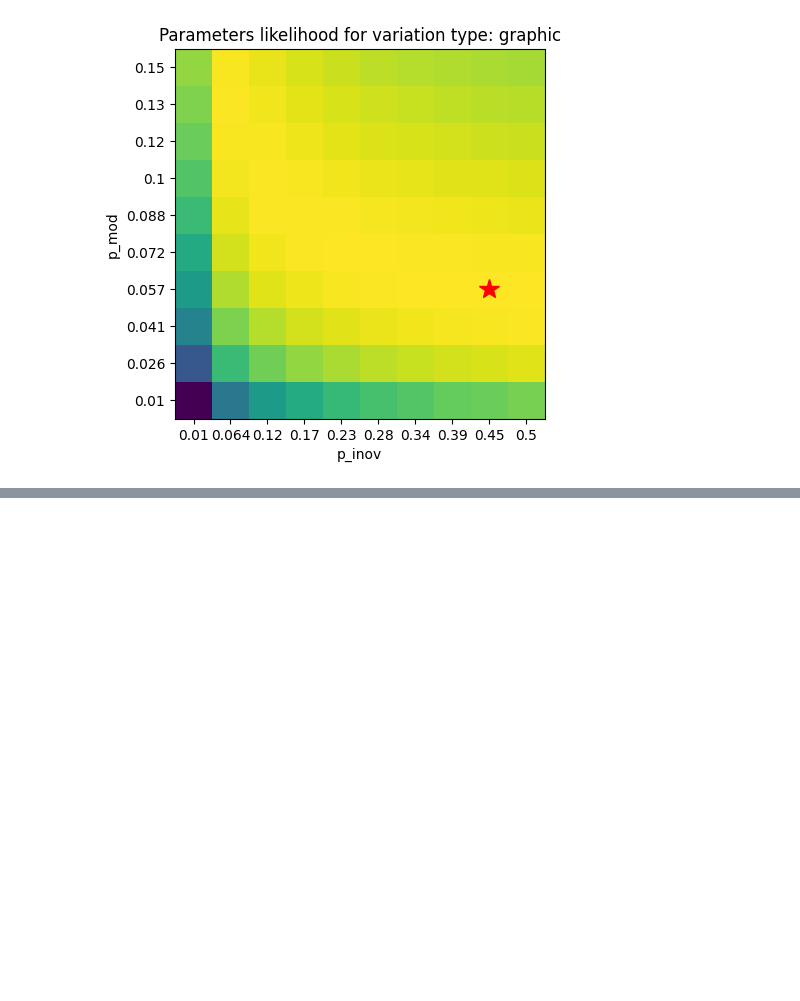
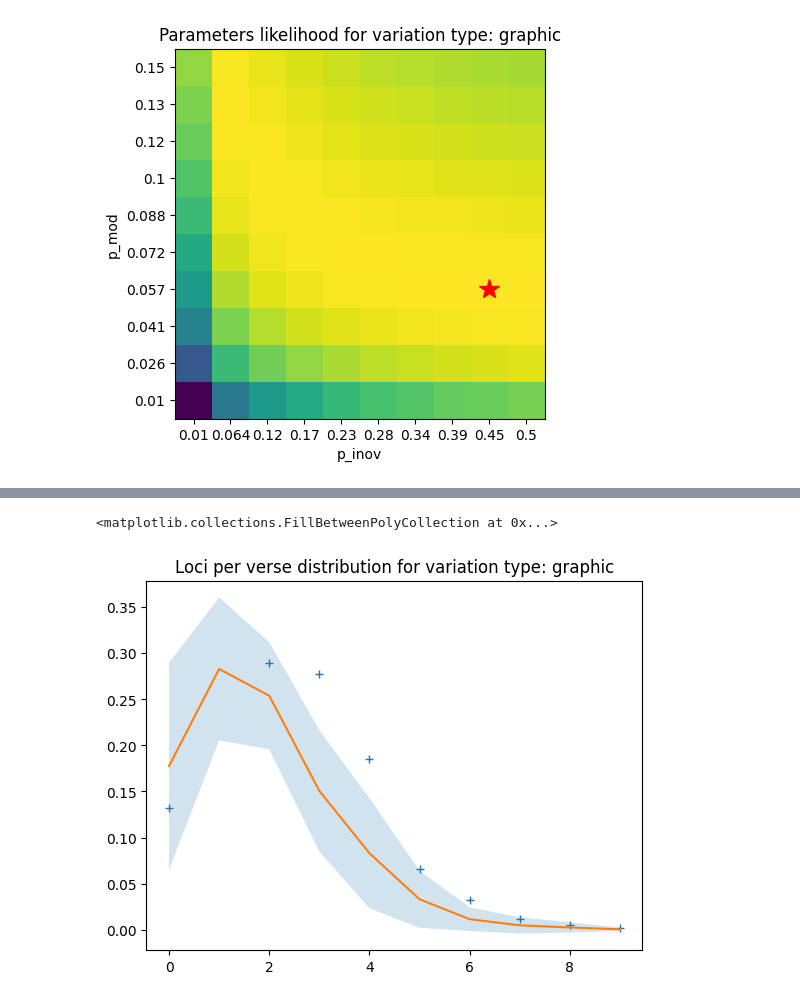
Before and after one commit to ugodreau/stemmatology_CHR-2027, a Jupyter notebook: texts_analysis.ipynb, the cells around one changed output, grey strips where cells are left out. Saved outputs shown, nothing was run; the diff lists cells and outputs as text; code cells hidden in the pictures; blank space fills up the shorter version.

```diff
--- a/texts_analysis.ipynb
+++ b/texts_analysis.ipynb
@@ -240,0 +243,19 @@ for vartype, ll in log_likelihoods.items():
+# %%
+### Computing distributions
+
+fixed_params = {'sequential':(0.26,0.01),
+    'graphic':(0.057,0.45),
+    'semantic':(0.026,0.28),
+    'grammatical':(0.026,0.17)}
+
+p_new_locus_values = np.linspace(0.003, 0.03, 10)
+
+distribution_app_per_l = {k:{} for k in fixed_params.keys()}
+
+for vartype,(p_mod,_p_inov) in fixed_params.items():
+    for p_new_locus in tqdm(p_new_locus_values):
+        dist_l, _ = ac.get_variants_distributions(p_new_locus, p_mod, p_inov, 100, trees_8_wits, 50)
+        distribution_app_per_l[vartype][p_new_locus] = dist_l
+
+with open('simulations_data/distribution_l_new_locus_0,01-0,15.pickle','wb') as f:
+    pickle.dump(distribution_rdg_per_app,f)
@@ -240,0 +308,18 @@ for vartype, ll in log_likelihoods.items():
+# %%
+vartype = 'graphic'
+fig,ax = plt.subplots()
+ax.set_title(f'Loci per verse distribution for variation type: {vartype}')
+
+c  = Counter(app_nb_per_line[vartype])
+c = {k:v for k,v in c.items() if k!=1}
+x,y = list(c.keys()),list(c.values())
+
+X, Y_mean, Y_var = distribution_app_per_l[vartype][p_new_locus_values[2]]
+
+
+plt.plot(x,np.array(y)/sum(y),'+')
+plt.plot(X,Y_mean)
+plt.fill_between(X, Y_mean+Y_var, Y_mean - Y_var,alpha=.2)
+# %% [output]
+<matplotlib.collections.FillBetweenPolyCollection at 0x...>
+[figure, added]
```
Also changed, not shown: parts of 4 cells of this notebook, 1 other file.
